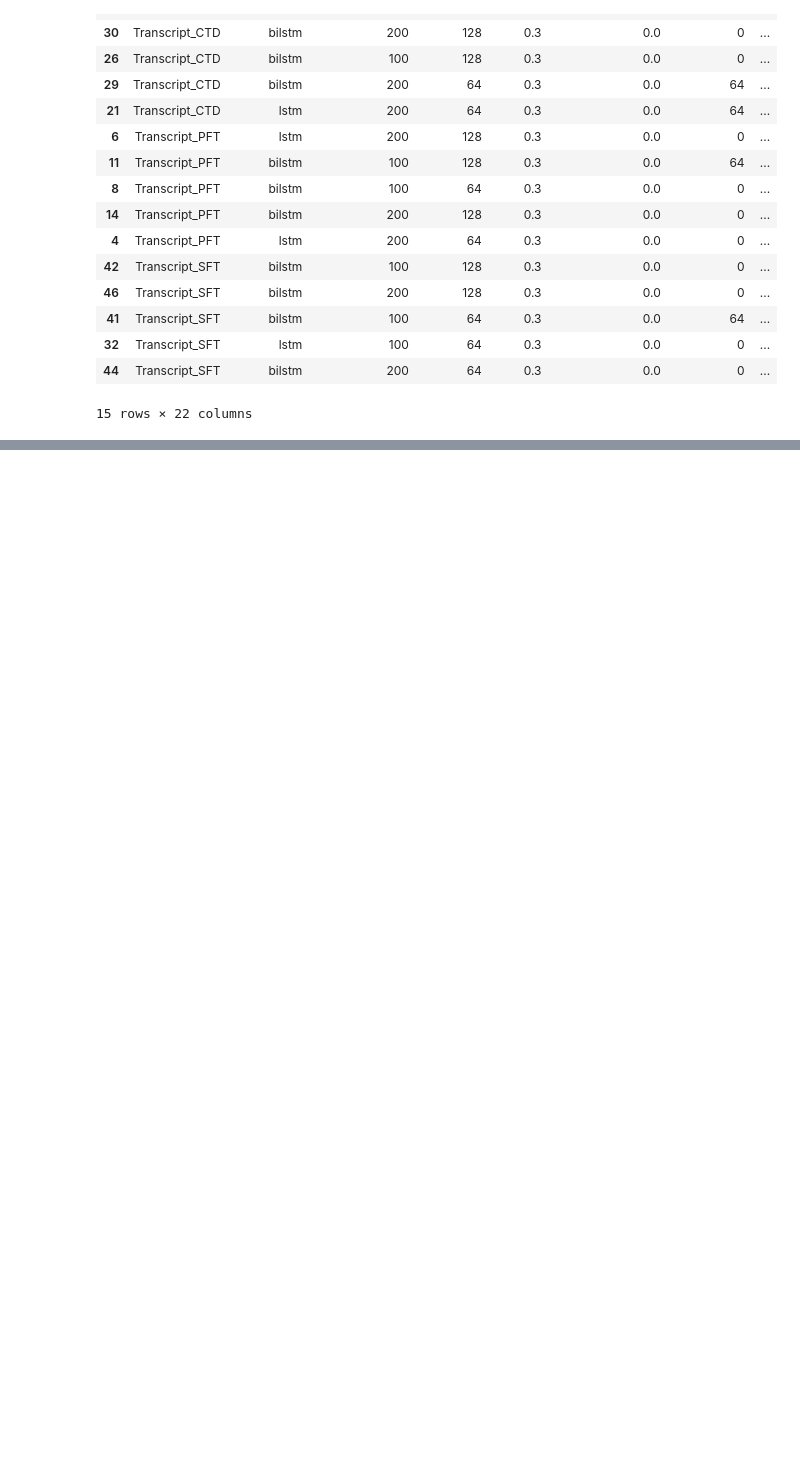
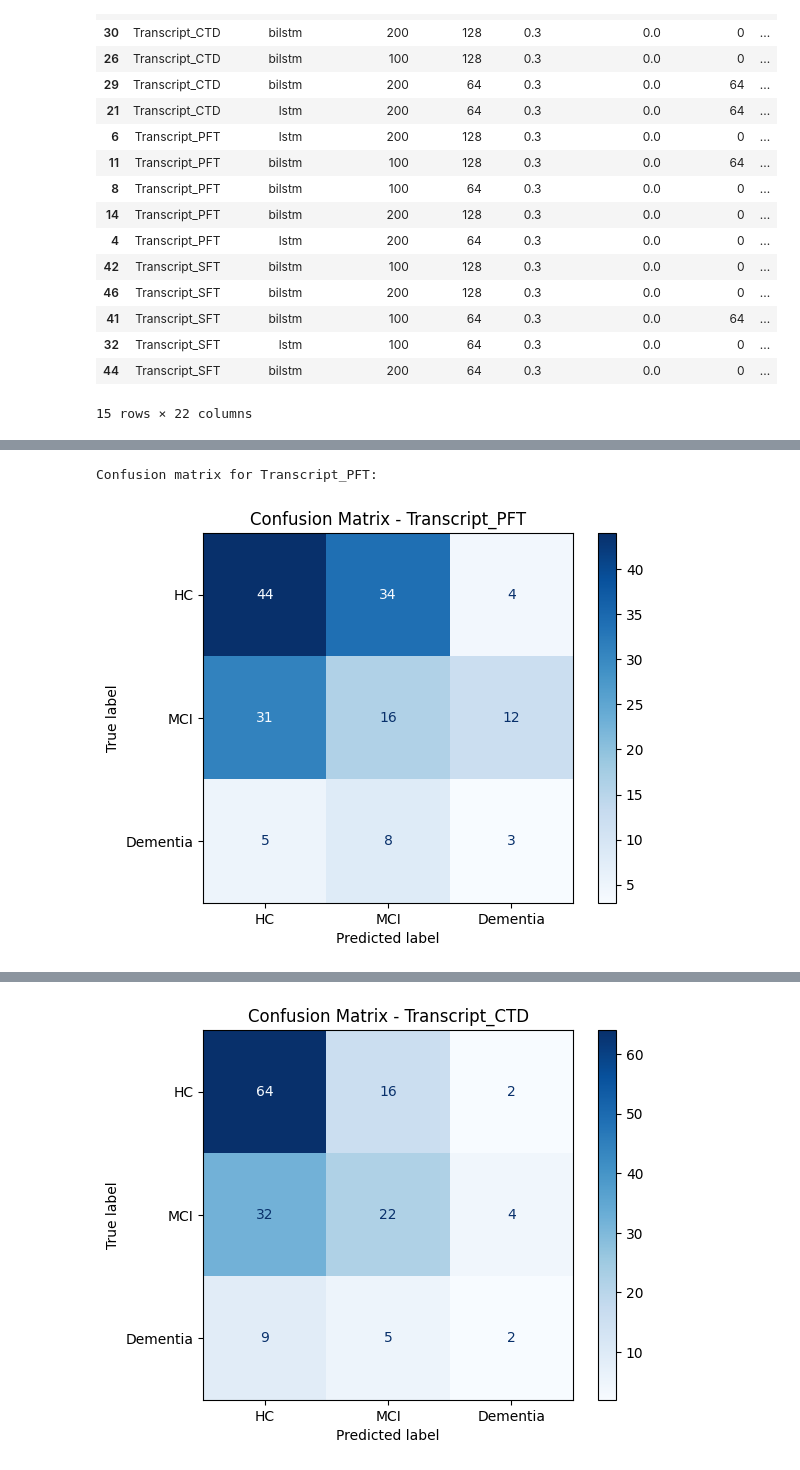
Before and after one commit to DonnyLe/NLP-Final-Project, a Jupyter notebook: lstm_nn/lstm_experiments.ipynb, the cells around one changed output, grey strips where cells are left out. Cells and saved outputs as stored; diff of their text form; code cells hidden in the pictures; blank space fills up the shorter version.

Commit message:
lstm evaluation metrics

```diff
--- a/lstm_nn/lstm_experiments.ipynb
+++ b/lstm_nn/lstm_experiments.ipynb
@@ -318,3 +318,23 @@ Num samples: 157, max_len: 94
 | 32 | Transcript_SFT | lstm | 100 | 64 | 0.3 | 0.0 | 0 | ... |
 | 44 | Transcript_SFT | bilstm | 200 | 64 | 0.3 | 0.0 | 0 | ... |
 15 rows × 22 columns
+# %%
+best_configs = {}
+
+for col in TRANSCRIPT_COLS:
+    subset = results_df[results_df["transcript_col"] == col]
+    # pick row with highest mean_macro_f1
+    best_row = subset.sort_values("mean_macro_f1", ascending=False).iloc[0]
+    cfg = {
+        "model_type": str(best_row["model_type"]),
+        "embedding_dim": int(best_row["embedding_dim"]),
+        "lstm_units": int(best_row["lstm_units"]),
+        "dropout": float(best_row["dropout"]),
+        "recurrent_dropout": float(best_row["recurrent_dropout"]),
+        "dense_units": int(best_row["dense_units"]),
+        "learning_rate": float(best_row["learning_rate"]),
+    }
+    best_configs[col] = cfg
+    print(f"\nBest config for {col}:")
+    print(cfg)
+    print("mean_macro_f1:", best_row["mean_macro_f1"])
@@ -320,0 +470,46 @@ Num samples: 157, max_len: 94
+# %%
+from sklearn.metrics import confusion_matrix, ConfusionMatrixDisplay, classification_report
+
+CLASS_NAMES = ["HC", "MCI", "Dementia"]
+
+# Build confusion matrices and classification reports for the best configs for each transcript type
+for transcript_col in TRANSCRIPT_COLS:
+    print(f"\nConfusion matrix for {transcript_col}:")
+
+    df = df_by_transcript[transcript_col]
+    max_len = MAX_LEN_BY_TRANSCRIPT[transcript_col]
+    config = best_configs[transcript_col]
+
+    y_true, y_pred, fold_metrics = run_cv_collect_predictions(
+        transcript_col=transcript_col,
+        df=df,
+        config=config,
+        max_len=max_len,
+        n_splits=5,
+        seed=42,
+        batch_size=16,
+        max_epochs=30,
+    )
+
+    cm = confusion_matrix(y_true, y_pred, labels=[0, 1, 2])
+
+    fig, ax = plt.subplots()
+    disp = ConfusionMatrixDisplay(confusion_matrix=cm, display_labels=CLASS_NAMES)
+    disp.plot(ax=ax, cmap="Blues", values_format="d")
+    ax.set_title(f"Confusion Matrix - {transcript_col}")
+    # Save confusion matrix
+    filename = f"confusion_matrix_{transcript_col}.png"
+    fig.savefig(filename, dpi=300, bbox_inches="tight")
+
+    plt.show()
+
+    print("Classification report:")
+    print(classification_report(y_true, y_pred, target_names=CLASS_NAMES, zero_division=0))
+
+    accs = [m["accuracy"] for m in fold_metrics]
+    macros = [m["macro_f1"] for m in fold_metrics]
+    print(f"Mean accuracy over folds: {np.mean(accs):.3f}")
+    print(f"Mean macro F1 over folds: {np.mean(macros):.3f}")
+# %% [output]
+Confusion matrix for Transcript_PFT:
+[figure, added]
@@ -320,0 +531 @@ Num samples: 157, max_len: 94
+[figure, added]
```
Also changed, not shown: parts of 4 cells of this notebook, 3 other files.
